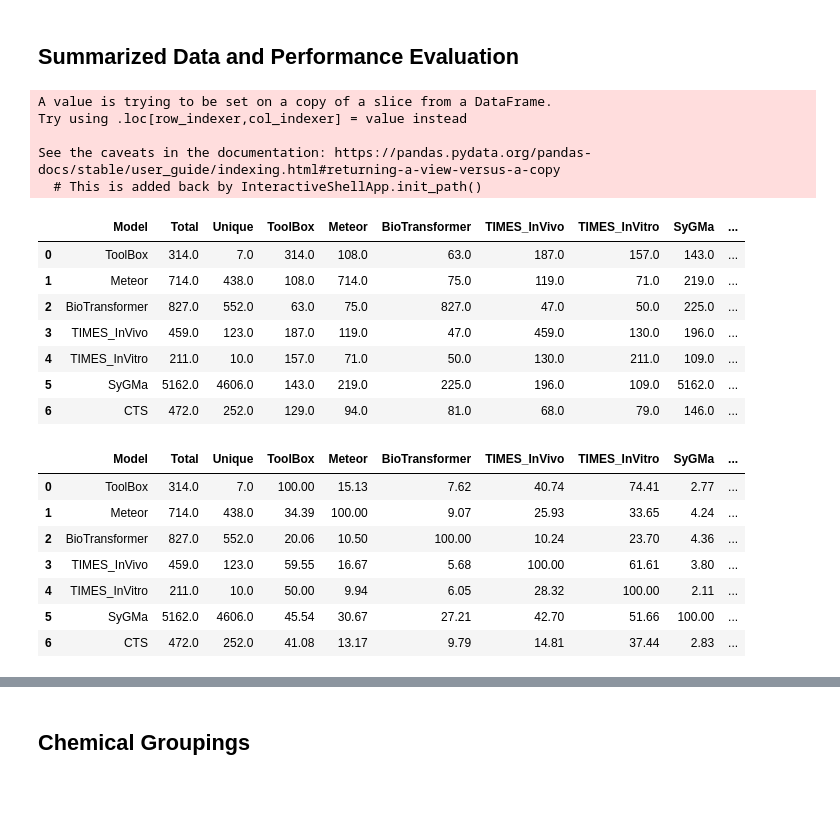
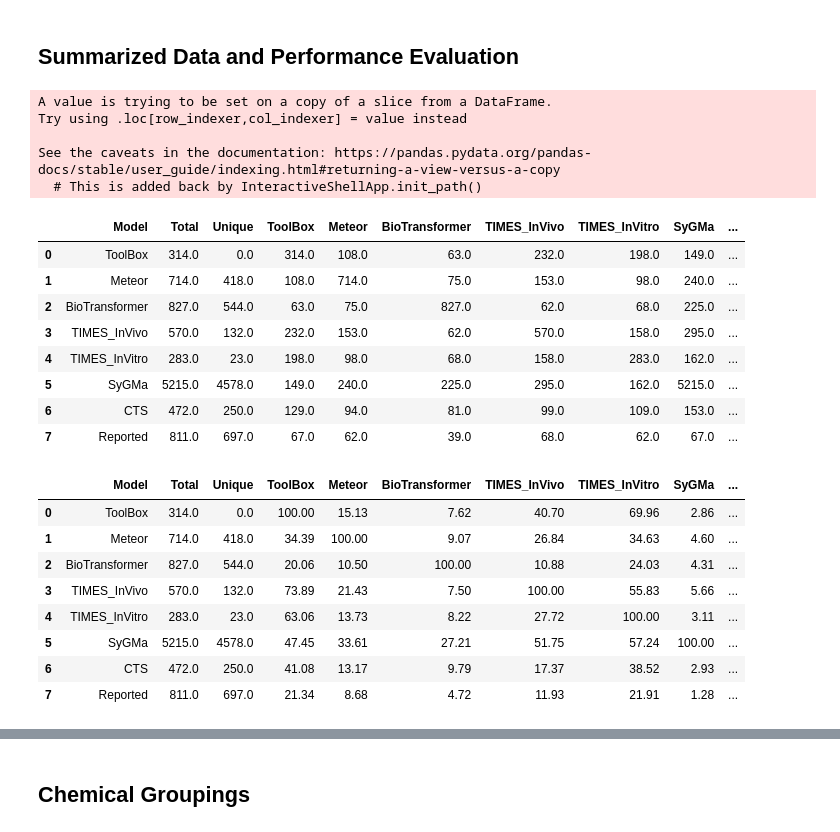
Before and after one commit to patlewig/in_silico_metabolism, a Jupyter notebook: notebooks/01_Model_Comparison_NB.ipynb, the cells around one changed output, grey strips where cells are left out. Drawn from its saved outputs; the diff is of its cells as text; code cells hidden in the pictures; blank space fills up the shorter version.

```diff
--- a/notebooks/01_Model_Comparison_NB.ipynb
+++ b/notebooks/01_Model_Comparison_NB.ipynb
@@ -267,6 +350,8 @@ DTXSID_Metab_pairings = list(zip(agg_Data['DTXSID'],agg_Data['Metabolite_INCHIKE
 [(i,DTXSID_Metab_pairings.index(DTXSID_Metab_pairings[i]), DTXSID_Metab_pairings[i]) for i in range(len(DTXSID_Metab_pairings)) if not i == DTXSID_Metab_pairings.index(DTXSID_Metab_pairings[i])]
 # %% [output]
 []
+# %%
+modelList2 = ['ToolBox', 'Meteor','BioTransformer','TIMES_InVivo','TIMES_InVitro', 'SyGMa', 'CTS', 'Reported']
 # %% [markdown]
 ## Prediction Counts Per Model and Parent <a class="anchor" id="second-bullet"></a>
 # %%
@@ -275,12 +360,12 @@ DTXSID_Metab_pairings = list(zip(agg_Data['DTXSID'],agg_Data['Metabolite_INCHIKE
 #Generate new dataframe to make comparison and assign DTXSIDs based on csv output from CompTox and takes the sum of metabolites generates
 #for each DTXSID
 
-metab_Comp = pd.DataFrame(data = None, columns = ['DTXSID','Metab_Count']+ modelList)
+metab_Comp = pd.DataFrame(data = None, columns = ['DTXSID','Metab_Count']+ modelList2)
 metab_Comp['DTXSID'] = DSSToxList['INPUT']
 metab_Comp['Metab_Count'] = [agg_Data[agg_Data['DTXSID']==x].shape[0] for x in metab_Comp['DTXSID']]
 
 #Returns the number of metabolites predicted by each software for each parent DTXSID
-for model in modelList:
+for model in modelList2:
     metab_Comp[model] = [agg_Data[(agg_Data['DTXSID']==DTXSID)&(agg_Data[model]==1)].shape[0] for DTXSID in metab_Comp['DTXSID']]
 
 metab_Comp.head(10)
@@ -299,7 +394,7 @@ metab_Comp.head(10)
 # %%
 #uses the metab_Comp dataframe to generate a dataframe that summarized the percent of total metabolites generated by each software for each parent compound
 metab_Comp_Percent = metab_Comp.copy()
-for model in modelList:
+for model in modelList2:
     metab_Comp_Percent[model] = round([agg_Data[(agg_Data['DTXSID']==DTXSID)&(agg_Data[model]==1)].shape[0]
                          for DTXSID in metab_Comp['DTXSID']]/metab_Comp['Metab_Count']*100,2)
 
@@ -345,7 +440,7 @@ fig, axs = plt.subplots(metab_Comp.shape[0],2, gridspec_kw = {'hspace':0,'wspace
 colors = ['r','g','b','m','c']
 image_List = [Chem.Draw.MolToImage(Chem.MolFromSmiles(x)) for x in DSSToxList['SMILES']]
 for x in range(metab_Comp.shape[0]):
-    rect1 =  axs[x,0].bar(modelList, metab_Comp.loc[x, modelList], color = colors)
+    rect1 =  axs[x,0].bar(modelList2, metab_Comp.loc[x, modelList2], color = colors)
     autolabel(rect1)
     axs[x,1].imshow(image_List[x])
     axs[x,1].axis('off')
@@ -355,47 +450,48 @@ for x in range(metab_Comp.shape[0]):
 # %% [markdown]
 ## Summarized Data and Performance Evaluation <a class="anchor" id="third-bullet"></a>
 # %%
-# Generate a dataframe (model_Comp) that compares the coverage of metabolites between the prediction softwares
+# Generate a dataframe (model_Comp) that compares the coverage of metabolites between the prediction software and the reported metabolites
 #   To generate the table, the software columns are taken from the the aggreagate dataframe and the total and unique
 #   metabolites are generates. The total is derived by taking the sum of each software's prediction column and the unqiue
 #   is derived by summing each row, which is appended to the matchComp dataframe and titled 'Match_Count'. Each row of
 #   the prediction columns are compared to the 'Match_Count' and unique predictions are counted if the prediction column
 #   and Match_Count are equal to 1.
 
-matchComp = agg_Data[modelList]
+matchComp = agg_Data[modelList2]
 
 #Generate column that sums the number of predictions for each row
 matchComp['Match_Count']= matchComp.apply(lambda x: sum(x), axis = 1)
 
 #Generate new dataframe that summarizes the total and unique counts, and compares coverage between models
-model_Comp = pd.DataFrame(data = None, columns=['Model','Total','Unique'] + modelList)
-model_Comp.loc[:,'Model'] = [model for model in modelList]
+model_Comp = pd.DataFrame(data = None, columns=['Model','Total','Unique'] + modelList2)
+model_Comp.loc[:,'Model'] = [model for model in modelList2]
 
 #Sum the predictions of each software column and assign them to the 'Total' column of the comparison dataframe
-total_Counts = [totals for totals in matchComp[modelList].sum(axis=0)]
+total_Counts = [totals for totals in matchComp[modelList2].sum(axis=0)]
 model_Comp.loc[:,'Total'] = total_Counts
 
 #Sum unique predictions of each software by taking predictions in the software column (matchComp[match]==1.0) and ensuring that
 #these values are the only predictions for that compound (matchComp['Match_Count']==1.0)
-uniqueCounts = [matchComp[match][(matchComp[match]==1.0)&(matchComp['Match_Count']==1.0)].sum() for match in modelList]
+uniqueCounts = [matchComp[match][(matchComp[match]==1.0)&(matchComp['Match_Count']==1.0)].sum() for match in modelList2]
 model_Comp.loc[:,'Unique'] = uniqueCounts
 
 #For each software column in the comparison dataframe, sum the total number of overlapping predictions between the softwares
-for model in modelList:
-    model_Comp.loc[:,model] = [(matchComp[model][(matchComp[model]==1.0)&(matchComp[match] == 1.0)].sum()) for match in modelList]
+for model in modelList2:
+    model_Comp.loc[:,model] = [(matchComp[model][(matchComp[model]==1.0)&(matchComp[match] == 1.0)].sum()) for match in modelList2]
 
 model_Comp
 # %% [output]
 A value is trying to be set on a copy of a slice from a DataFrame.
 Try using .loc[row_indexer,col_indexer] = value instead
 
 See the caveats in the documentation: https://pandas.pydata.org/pandas-docs/stable/user_guide/indexing.html#returning-a-view-versus-a-copy
   # This is added back by InteractiveShellApp.init_path()
 |  | Model | Total | Unique | ToolBox | Meteor | BioTransformer | TIMES_InVivo | TIMES_InVitro | SyGMa | ... |
-| 0 | ToolBox | 314.0 | 7.0 | 314.0 | 108.0 | 63.0 | 187.0 | 157.0 | 143.0 | ... |
-| 1 | Meteor | 714.0 | 438.0 | 108.0 | 714.0 | 75.0 | 119.0 | 71.0 | 219.0 | ... |
-| 2 | BioTransformer | 827.0 | 552.0 | 63.0 | 75.0 | 827.0 | 47.0 | 50.0 | 225.0 | ... |
-| 3 | TIMES_InVivo | 459.0 | 123.0 | 187.0 | 119.0 | 47.0 | 459.0 | 130.0 | 196.0 | ... |
-| 4 | TIMES_InVitro | 211.0 | 10.0 | 157.0 | 71.0 | 50.0 | 130.0 | 211.0 | 109.0 | ... |
-| 5 | SyGMa | 5162.0 | 4606.0 | 143.0 | 219.0 | 225.0 | 196.0 | 109.0 | 5162.0 | ... |
-| 6 | CTS | 472.0 | 252.0 | 129.0 | 94.0 | 81.0 | 68.0 | 79.0 | 146.0 | ... |
+| 0 | ToolBox | 314.0 | 0.0 | 314.0 | 108.0 | 63.0 | 232.0 | 198.0 | 149.0 | ... |
+| 1 | Meteor | 714.0 | 418.0 | 108.0 | 714.0 | 75.0 | 153.0 | 98.0 | 240.0 | ... |
+| 2 | BioTransformer | 827.0 | 544.0 | 63.0 | 75.0 | 827.0 | 62.0 | 68.0 | 225.0 | ... |
+| 3 | TIMES_InVivo | 570.0 | 132.0 | 232.0 | 153.0 | 62.0 | 570.0 | 158.0 | 295.0 | ... |
+| 4 | TIMES_InVitro | 283.0 | 23.0 | 198.0 | 98.0 | 68.0 | 158.0 | 283.0 | 162.0 | ... |
+| 5 | SyGMa | 5215.0 | 4578.0 | 149.0 | 240.0 | 225.0 | 295.0 | 162.0 | 5215.0 | ... |
+| 6 | CTS | 472.0 | 250.0 | 129.0 | 94.0 | 81.0 | 99.0 | 109.0 | 153.0 | ... |
+| 7 | Reported | 811.0 | 697.0 | 67.0 | 62.0 | 39.0 | 68.0 | 62.0 | 67.0 | ... |
@@ -406,15 +504,15 @@ See the caveats in the documentation: https://pandas.pydata.org/pandas-docs/stab
 # (e.g., metabolites generated by Meteor (Col 1, Row 2) cover ~38.96% of the metabolites generated by ToolBox, ~6.78% of the metabolites generated by
 # BioTransformer, ~25.75% of the metabolites from TIMES_InVivo, and ~37.55% of metabolites generated by TIMES_InVitro)
 
-for model in modelList:
-    model_Comp.loc[:,model] = [round((matchComp[model][(matchComp[model]==1.0)&(matchComp[match] == 1.0)].sum()*100/model_Comp['Total'][modelList.index(model)]),2) for match in modelList]
+for model in modelList2:
+    model_Comp.loc[:,model] = [round((matchComp[model][(matchComp[model]==1.0)&(matchComp[match] == 1.0)].sum()*100/model_Comp['Total'][modelList2.index(model)]),2) for match in modelList2]
 
-avg_coverage = [round((model_Comp.loc[x,modelList].sum()-100)/(len(modelList)-1),2) for x in range(model_Comp.shape[0])]
+avg_coverage = [round((model_Comp.loc[x,modelList2].sum()-100)/(len(modelList2)-1),2) for x in range(model_Comp.shape[0])]
 model_Comp['Avg. Coverage'] = avg_coverage
 
 #Calc performance metrics
-precisionList = [calcPrecision(agg_Data, x) for x in modelList]
-sensitivityList = [calcSensitivity(agg_Data, x) for x in modelList]
+precisionList = [calcPrecision(agg_Data, x) for x in modelList2]
+sensitivityList = [calcSensitivity(agg_Data, x) for x in modelList2]
 model_Comp['Precision'] = precisionList
 model_Comp['Sensitivity'] = sensitivityList
 
@@ -422,13 +520,14 @@ model_Comp['Sensitivity'] = sensitivityList
 model_Comp
 # %% [output]
 |  | Model | Total | Unique | ToolBox | Meteor | BioTransformer | TIMES_InVivo | TIMES_InVitro | SyGMa | ... |
-| 0 | ToolBox | 314.0 | 7.0 | 100.00 | 15.13 | 7.62 | 40.74 | 74.41 | 2.77 | ... |
-| 1 | Meteor | 714.0 | 438.0 | 34.39 | 100.00 | 9.07 | 25.93 | 33.65 | 4.24 | ... |
-| 2 | BioTransformer | 827.0 | 552.0 | 20.06 | 10.50 | 100.00 | 10.24 | 23.70 | 4.36 | ... |
-| 3 | TIMES_InVivo | 459.0 | 123.0 | 59.55 | 16.67 | 5.68 | 100.00 | 61.61 | 3.80 | ... |
-| 4 | TIMES_InVitro | 211.0 | 10.0 | 50.00 | 9.94 | 6.05 | 28.32 | 100.00 | 2.11 | ... |
-| 5 | SyGMa | 5162.0 | 4606.0 | 45.54 | 30.67 | 27.21 | 42.70 | 51.66 | 100.00 | ... |
-| 6 | CTS | 472.0 | 252.0 | 41.08 | 13.17 | 9.79 | 14.81 | 37.44 | 2.83 | ... |
+| 0 | ToolBox | 314.0 | 0.0 | 100.00 | 15.13 | 7.62 | 40.70 | 69.96 | 2.86 | ... |
+| 1 | Meteor | 714.0 | 418.0 | 34.39 | 100.00 | 9.07 | 26.84 | 34.63 | 4.60 | ... |
+| 2 | BioTransformer | 827.0 | 544.0 | 20.06 | 10.50 | 100.00 | 10.88 | 24.03 | 4.31 | ... |
+| 3 | TIMES_InVivo | 570.0 | 132.0 | 73.89 | 21.43 | 7.50 | 100.00 | 55.83 | 5.66 | ... |
+| 4 | TIMES_InVitro | 283.0 | 23.0 | 63.06 | 13.73 | 8.22 | 27.72 | 100.00 | 3.11 | ... |
+| 5 | SyGMa | 5215.0 | 4578.0 | 47.45 | 33.61 | 27.21 | 51.75 | 57.24 | 100.00 | ... |
+| 6 | CTS | 472.0 | 250.0 | 41.08 | 13.17 | 9.79 | 17.37 | 38.52 | 2.93 | ... |
+| 7 | Reported | 811.0 | 697.0 | 21.34 | 8.68 | 4.72 | 11.93 | 21.91 | 1.28 | ... |
 # %%
 combinedPrecision = calcPrecision(agg_Data, modelList)
 combinedSensitivity = calcSensitivity(agg_Data, modelList)
```
Also changed, not shown: parts of 87 cells of this notebook, 1 other file.
